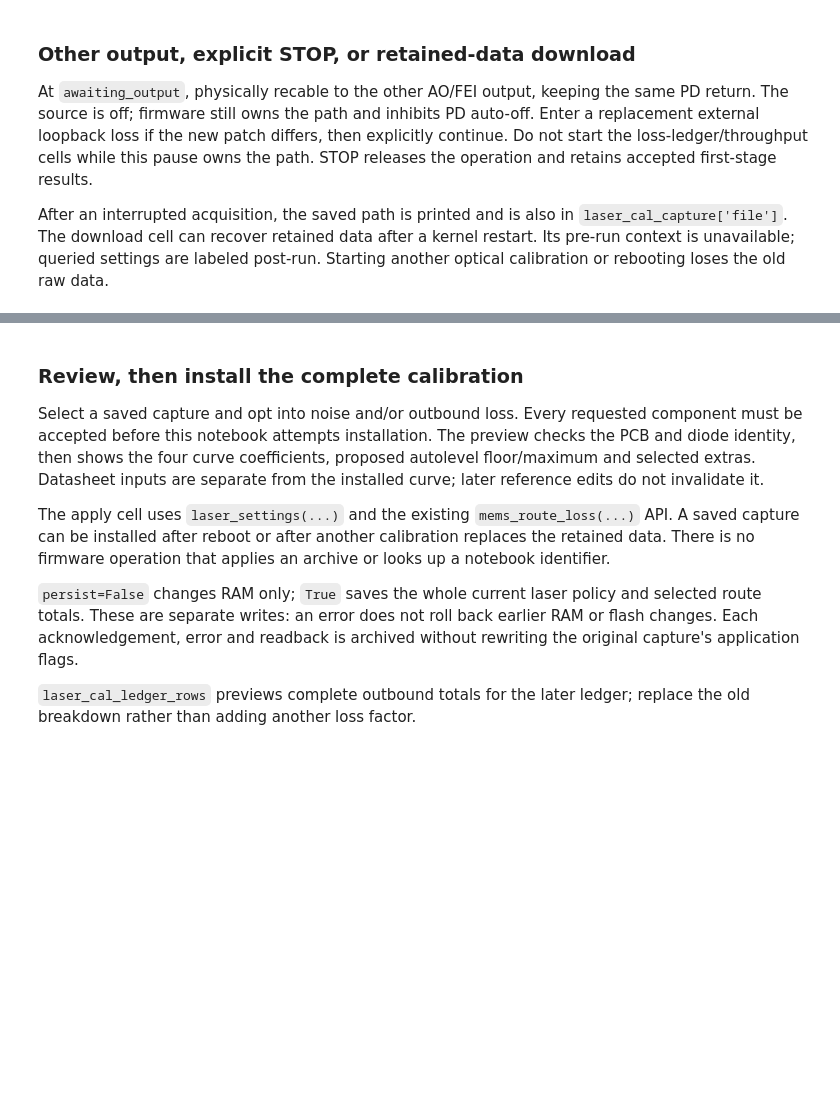
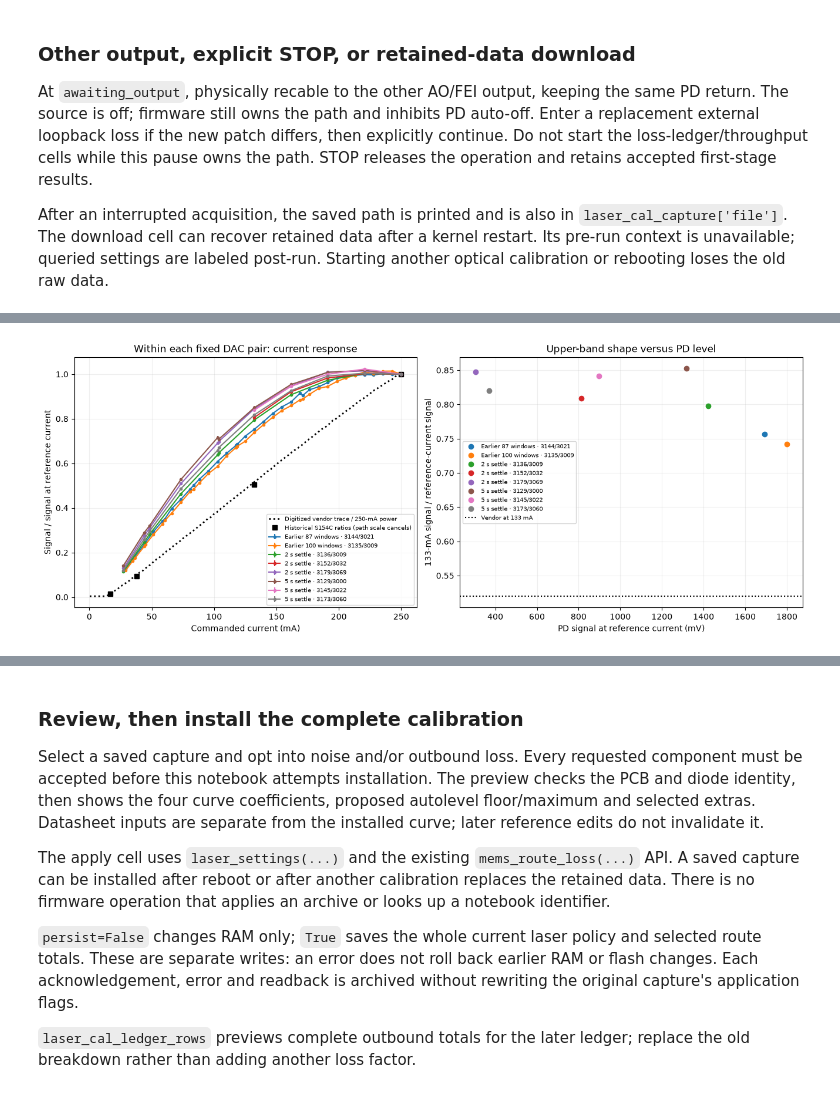
Before and after one commit to COO-Utilities/hispec-tib, a Jupyter notebook: tools/tib_pcb_commissioning.ipynb, the cells around one changed output, grey strips where cells are left out. Saved outputs shown, nothing was run; the diff lists cells and outputs as text; code cells hidden in the pictures; blank space fills up the shorter version.

Commit message:
Compare multilevel laser captures with raw returns and prior reference data

```diff
--- a/tools/tib_pcb_commissioning.ipynb
+++ b/tools/tib_pcb_commissioning.ipynb
@@ -1706,7 +1706,7 @@ source_reference_settings = pd.DataFrame([
     dict(laser='1430yj', threshold_current_ma=8., nominal_current_ma=60.)]).set_index('laser')
 NOMINAL_SETTINGS_FILE = DATA_DIR / 'inventory_20261010T190052_647058Z.pkl'  # Explicit archived comparison.
 USE_LIVE_NOMINAL = False  # Opt in to querying current settings; fitting itself needs no PCB.
-laser_nominal = pd.DataFrame(columns=['threshold_current_ma','nominal_current_ma','efficiency_mw_per_ma','wavelength_nm'])
+laser_nominal = pd.DataFrame(columns=['threshold_current_ma','nominal_current_ma','efficiency_mw_per_ma','wave_ref_nm'])
 nominal_basis = 'unavailable'
 if USE_LIVE_NOMINAL:
     laser_nominal = pd.DataFrame([dict(laser=name, **asdict(pcb.laser_settings(name))) for name in LASERS]).set_index('laser')
@@ -2341,0 +2640,10 @@ if LASER_CAL_TARGET_FILES:
+# %%
+# Offline comparison with both earlier captures; no PCB calls or settings writes.
+MULTILEVEL_LASER_FILES = [DATA_DIR / name for name in (
+    'laser_cal_1028y_20261022T213312_472222Z.pkl',
+    'laser_cal_1028y_20261023T011902_558019Z.pkl',
+    'laser_cal_1028y_20261023T052755_242609Z.pkl',
+    'laser_cal_1028y_20261023T053942_629881Z.pkl',
+)]
+multilevel_comparison = compare_laser_calibrations(MULTILEVEL_LASER_FILES)
+# %% [output]
@@ -2341,0 +2659 @@ if LASER_CAL_TARGET_FILES:
+[figure, added]
```
Also changed, not shown: parts of 10 cells of this notebook, 1 other file.
